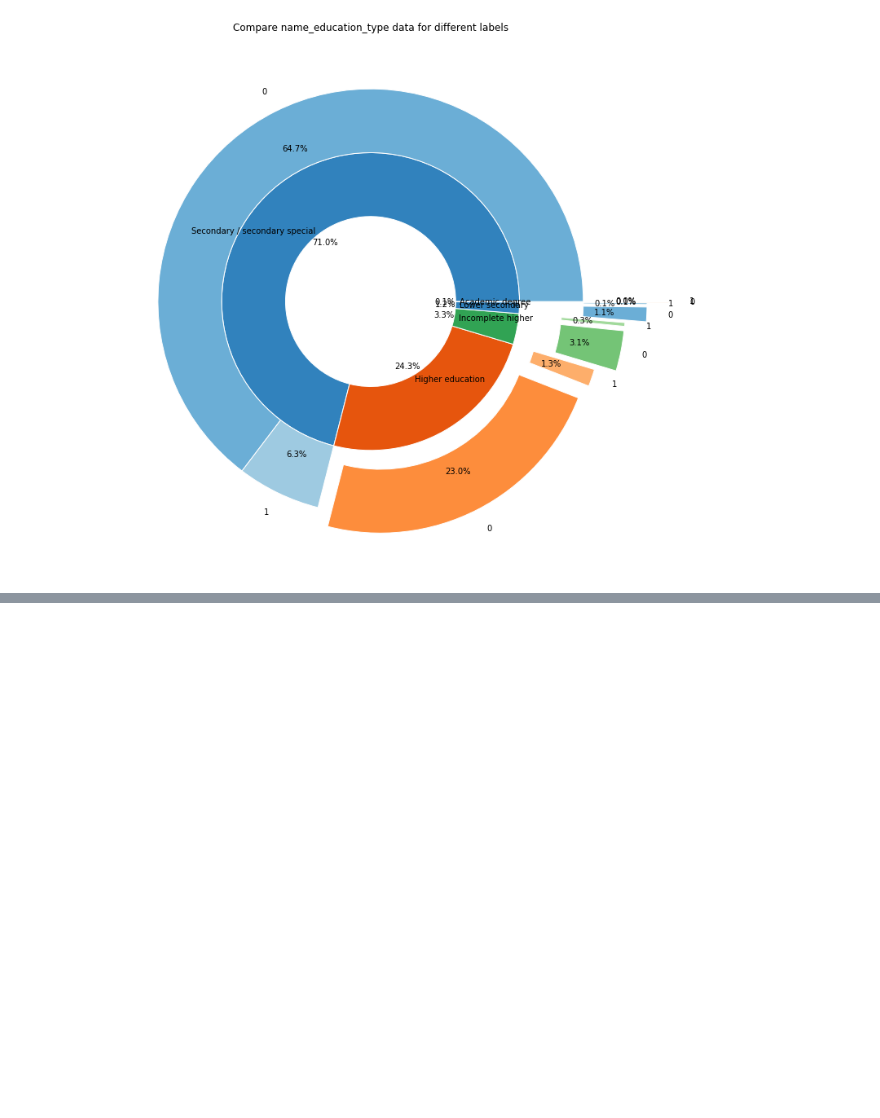
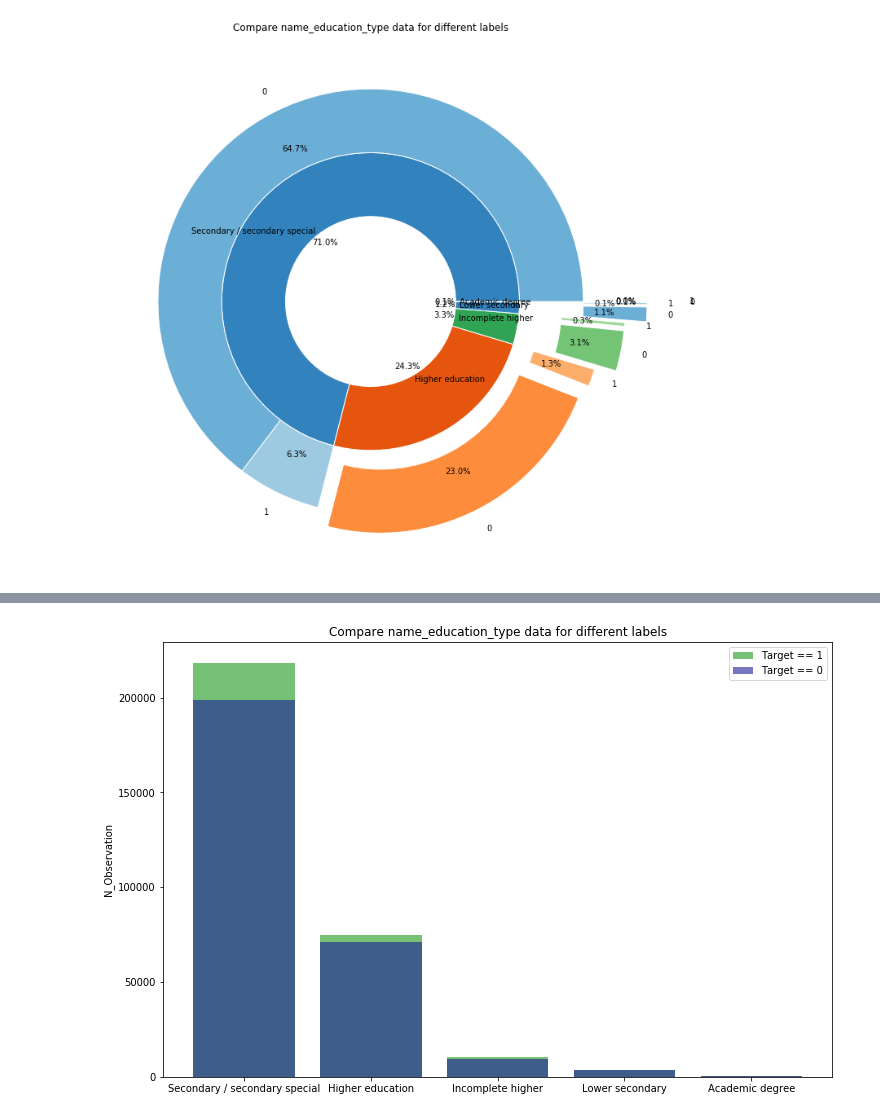
Before and after one commit to jerryzhu1/Home_Credit_Default_Risk, a Jupyter notebook: EDA.ipynb, the cells around one changed output, grey strips where cells are left out. Drawn from its saved outputs; the diff is of its cells as text; code cells hidden in the pictures; blank space fills up the shorter version.

```diff
--- a/EDA.ipynb
+++ b/EDA.ipynb
@@ -213,0 +223,4 @@ def compare_hist(data, feature):
+# %%
+vals = compare_bar(application_train, 'name_education_type')
+# %% [output]
+[figure, added]
```
Also changed, not shown: parts of 25 cells of this notebook.
